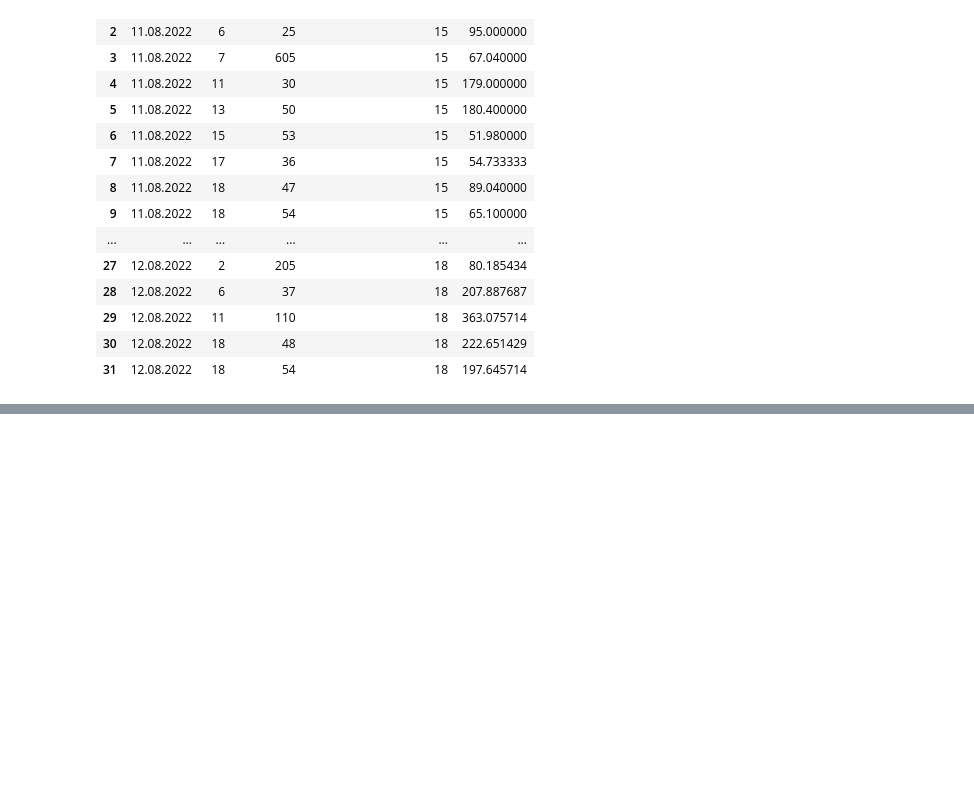
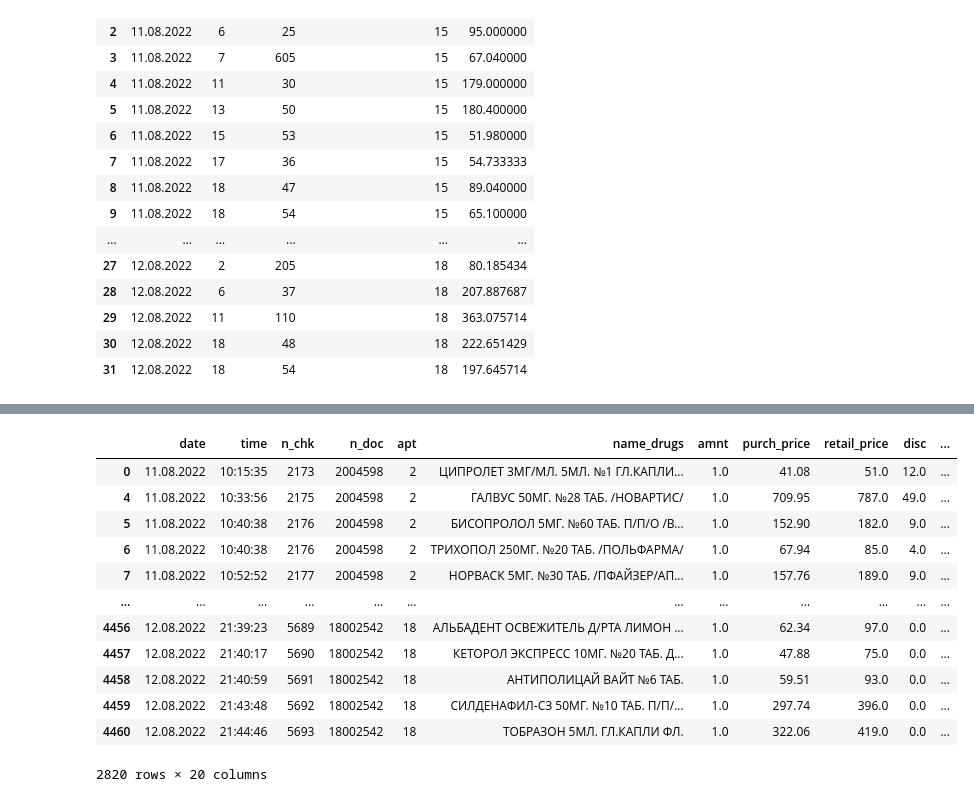
Before and after one commit to rodioniam/study_projects, a Jupyter notebook: pandas/exploratory_data_analysis.ipynb, the cells around one changed output, grey strips where cells are left out. Saved outputs shown, nothing was run; the diff lists cells and outputs as text; code cells hidden in the pictures; blank space fills up the shorter version.

```diff
--- a/pandas/exploratory_data_analysis.ipynb
+++ b/pandas/exploratory_data_analysis.ipynb
@@ -372,0 +438,16 @@ pd.melt(pvt, id_vars=['date', 'apt', 'employee'], value_vars=[15, 18], var_name=
+# %%
+df[~df.loc[: , 'pay_type'].isin([15, 20])] #by adding ~ in front of the condition i can reverse it
+# %% [output]
+|  | date | time | n_chk | n_doc | apt | name_drugs | amnt | purch_price | retail_price | disc | ... |
+| 0 | 11.08.2022 | 10:15:35 | 2173 | 2004598 | 2 | ЦИПРОЛЕТ 3МГ/МЛ. 5МЛ. №1 ГЛ.КАПЛИ... | 1.0 | 41.08 | 51.0 | 12.0 | ... |
+| 4 | 11.08.2022 | 10:33:56 | 2175 | 2004598 | 2 | ГАЛВУС 50МГ. №28 ТАБ. /НОВАРТИС/ | 1.0 | 709.95 | 787.0 | 49.0 | ... |
+| 5 | 11.08.2022 | 10:40:38 | 2176 | 2004598 | 2 | БИСОПРОЛОЛ 5МГ. №60 ТАБ. П/П/О /В... | 1.0 | 152.90 | 182.0 | 9.0 | ... |
+| 6 | 11.08.2022 | 10:40:38 | 2176 | 2004598 | 2 | ТРИХОПОЛ 250МГ. №20 ТАБ. /ПОЛЬФАРМА/ | 1.0 | 67.94 | 85.0 | 4.0 | ... |
+| 7 | 11.08.2022 | 10:52:52 | 2177 | 2004598 | 2 | НОРВАСК 5МГ. №30 ТАБ. /ПФАЙЗЕР/АП... | 1.0 | 157.76 | 189.0 | 9.0 | ... |
+| ... | ... | ... | ... | ... | ... | ... | ... | ... | ... | ... | ... |
+| 4456 | 12.08.2022 | 21:39:23 | 5689 | 18002542 | 18 | АЛЬБАДЕНТ ОСВЕЖИТЕЛЬ Д/РТА ЛИМОН ... | 1.0 | 62.34 | 97.0 | 0.0 | ... |
+| 4457 | 12.08.2022 | 21:40:17 | 5690 | 18002542 | 18 | КЕТОРОЛ ЭКСПРЕСС 10МГ. №20 ТАБ. Д... | 1.0 | 47.88 | 75.0 | 0.0 | ... |
+| 4458 | 12.08.2022 | 21:40:59 | 5691 | 18002542 | 18 | АНТИПОЛИЦАЙ ВАЙТ №6 ТАБ. | 1.0 | 59.51 | 93.0 | 0.0 | ... |
+| 4459 | 12.08.2022 | 21:43:48 | 5692 | 18002542 | 18 | СИЛДЕНАФИЛ-СЗ 50МГ. №10 ТАБ. П/П/... | 1.0 | 297.74 | 396.0 | 0.0 | ... |
+| 4460 | 12.08.2022 | 21:44:46 | 5693 | 18002542 | 18 | ТОБРАЗОН 5МЛ. ГЛ.КАПЛИ ФЛ. | 1.0 | 322.06 | 419.0 | 0.0 | ... |
+2820 rows × 20 columns
```
Also changed, not shown: parts of 8 cells of this notebook.
